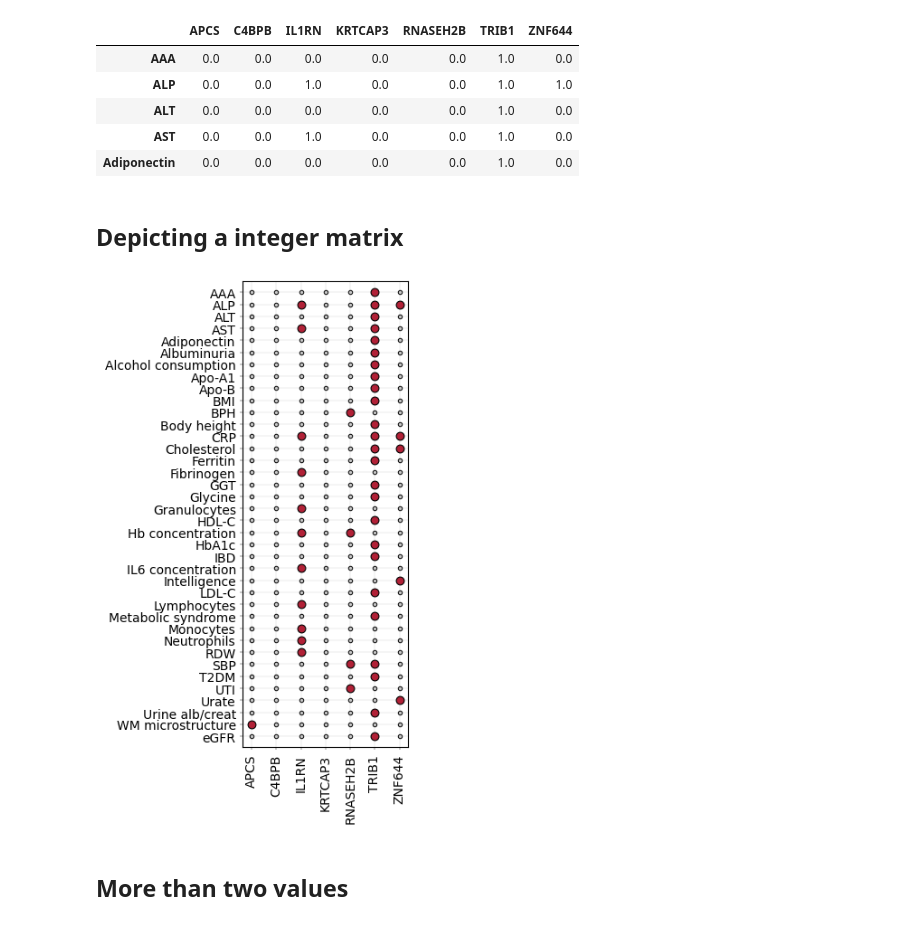
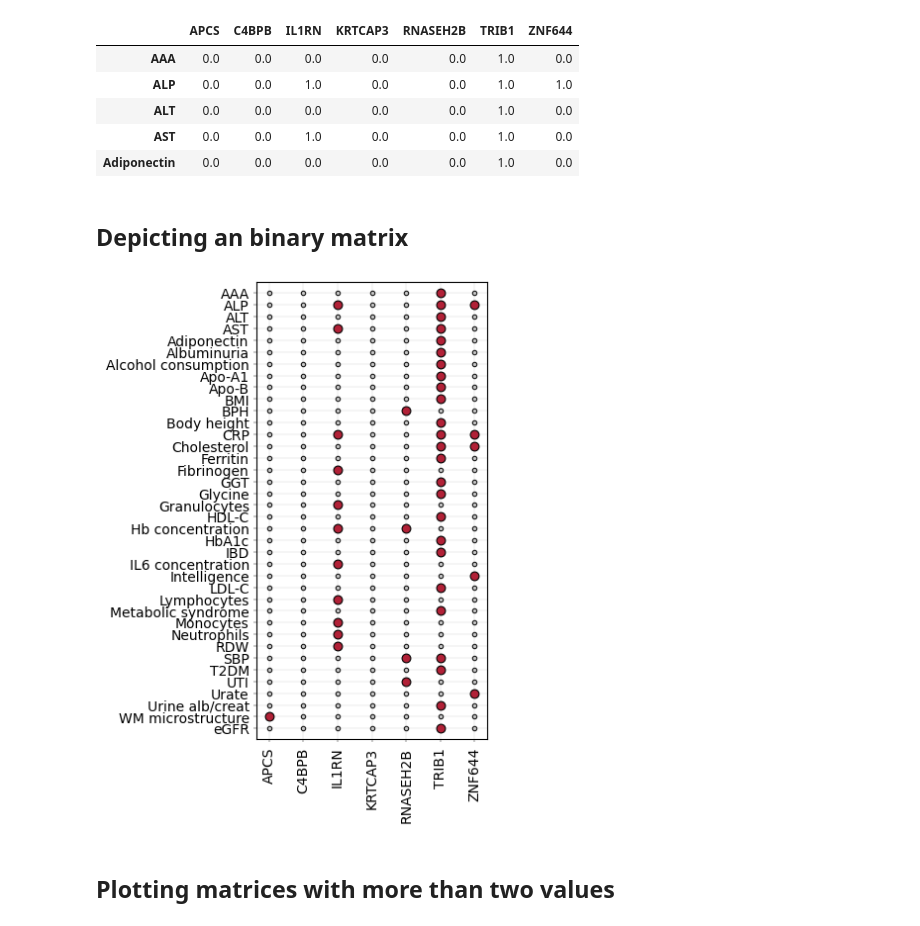
Before and after one commit to afschmidt/plot-misc, a Jupyter notebook: resources/examples/incidence_matrix.ipynb, the cells around one changed output. Saved outputs shown, nothing was run; the diff lists cells and outputs as text; code cells hidden in the pictures.

Commit message:
Refactored the incidence matrix code

```diff
--- a/resources/examples/incidence_matrix.ipynb
+++ b/resources/examples/incidence_matrix.ipynb
@@ -25,22 +40,22 @@ data.head()
 # constants
 DOT_COLOUR = [('#C4C4C4', 0), ('#B12137', np.inf)]
 DOT_SIZE = [10, 40]
-TICK_LAB_SIZE = [10, 10]
-MARGINS = [0.060, 0.025]
+TICK_LAB_SIZE = (10, 10)
+MARGINS = (0.060, 0.025)
 # %% [markdown]
-## Depicting a integer matrix
+## Depicting an binary matrix
 # %%
-f, ax = imat_plt.draw_incidencematrix(data.iloc[::-1].T, fsize=(6,17),
+f, ax = imat_plt.draw_incidencematrix(data.iloc[::-1].T, fsize=(3,6),
                                 dot_colour=DOT_COLOUR,
                                 dot_size=DOT_SIZE,
                                 tick_lab_size=TICK_LAB_SIZE,
                                 margins=MARGINS,
                                 kwargs_scatter_dict={'edgecolor': ['black'],
                                                      'linewidths':0.8,
                                                      }
                                 )
 # %% [output]
-[figure, old version]
+[figure, new version]
 # %% [markdown]
-## More than two values
+## Plotting matrices with more than two values
 # %%
```
Also changed, not shown: parts of 5 cells of this notebook, 3 other files.
